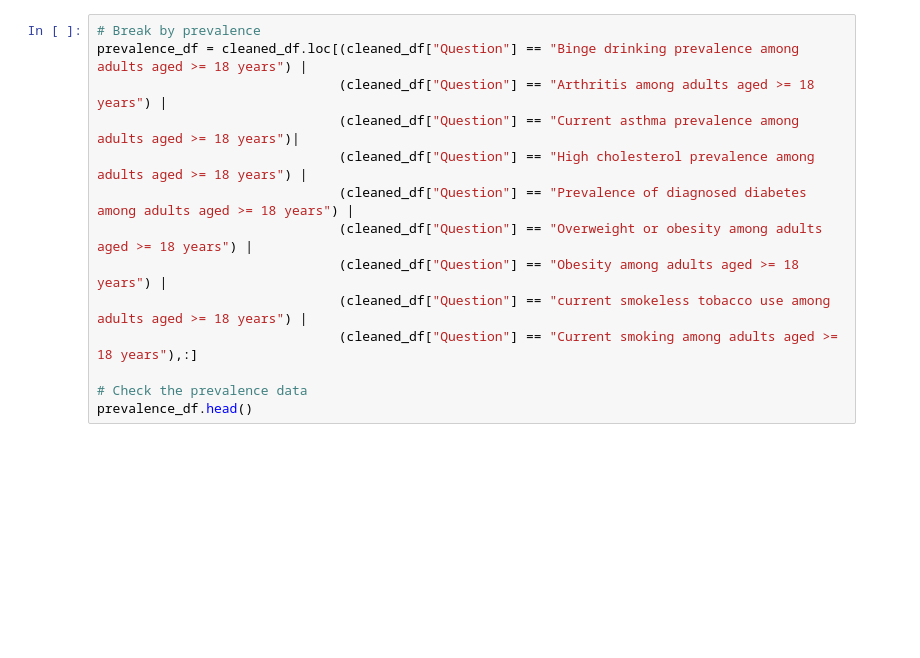
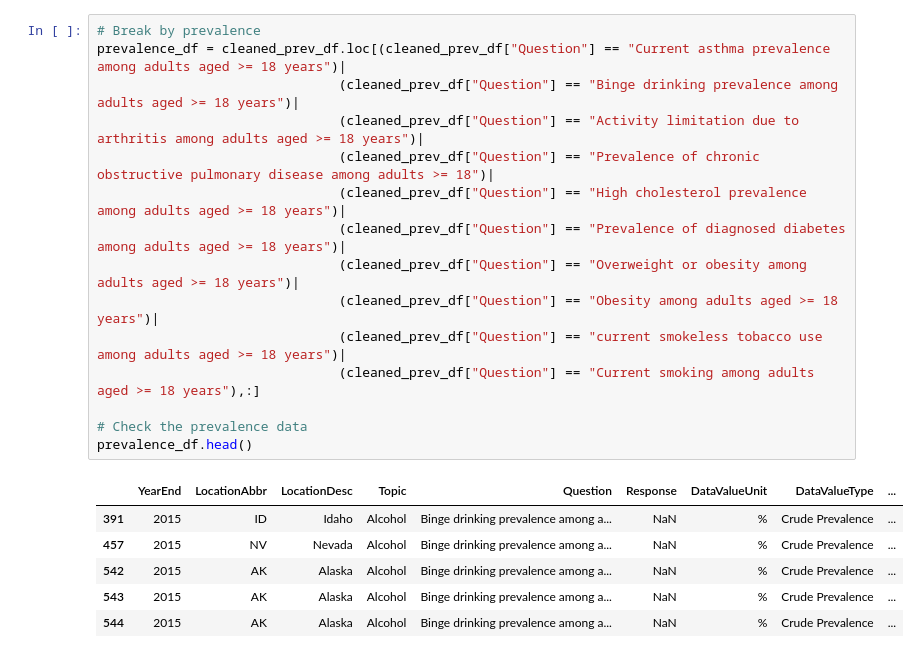
Before and after one commit to ByronIAllen/DataAnalysis_Project1, a Jupyter notebook: demo_book.ipynb, the cells around one changed output. Drawn from its saved outputs; the diff is of its cells as text; blank space fills up the shorter version.

```diff
--- a/demo_book.ipynb
+++ b/demo_book.ipynb
@@ -11,14 +70,22 @@ cleaned_df = clean_start.loc[(clean_start["DataValueType"] == "Crude Prevalence"
 # %%
 # Break by prevalence
-prevalence_df = cleaned_df.loc[(cleaned_df["Question"] == "Binge drinking prevalence among adults aged >= 18 years") |
-                               (cleaned_df["Question"] == "Arthritis among adults aged >= 18 years") |
-                               (cleaned_df["Question"] == "Current asthma prevalence among adults aged >= 18 years")|
-                               (cleaned_df["Question"] == "High cholesterol prevalence among adults aged >= 18 years") |
-                               (cleaned_df["Question"] == "Prevalence of diagnosed diabetes among adults aged >= 18 years") |
-                               (cleaned_df["Question"] == "Overweight or obesity among adults aged >= 18 years") |
-                               (cleaned_df["Question"] == "Obesity among adults aged >= 18 years") |
-                               (cleaned_df["Question"] == "current smokeless tobacco use among adults aged >= 18 years") |
-                               (cleaned_df["Question"] == "Current smoking among adults aged >= 18 years"),:]
+prevalence_df = cleaned_prev_df.loc[(cleaned_prev_df["Question"] == "Current asthma prevalence among adults aged >= 18 years")|
+                               (cleaned_prev_df["Question"] == "Binge drinking prevalence among adults aged >= 18 years")|
+                               (cleaned_prev_df["Question"] == "Activity limitation due to arthritis among adults aged >= 18 years")|
+                               (cleaned_prev_df["Question"] == "Prevalence of chronic obstructive pulmonary disease among adults >= 18")|
+                               (cleaned_prev_df["Question"] == "High cholesterol prevalence among adults aged >= 18 years")|
+                               (cleaned_prev_df["Question"] == "Prevalence of diagnosed diabetes among adults aged >= 18 years")|
+                               (cleaned_prev_df["Question"] == "Overweight or obesity among adults aged >= 18 years")|
+                               (cleaned_prev_df["Question"] == "Obesity among adults aged >= 18 years")|
+                               (cleaned_prev_df["Question"] == "current smokeless tobacco use among adults aged >= 18 years")|
+                               (cleaned_prev_df["Question"] == "Current smoking among adults aged >= 18 years"),:]
 
 # Check the prevalence data
 prevalence_df.head()
+# %% [output]
+|  | YearEnd | LocationAbbr | LocationDesc | Topic | Question | Response | DataValueUnit | DataValueType | ... |
+| 391 | 2015 | ID | Idaho | Alcohol | Binge drinking prevalence among a... | NaN | % | Crude Prevalence | ... |
+| 457 | 2015 | NV | Nevada | Alcohol | Binge drinking prevalence among a... | NaN | % | Crude Prevalence | ... |
+| 542 | 2015 | AK | Alaska | Alcohol | Binge drinking prevalence among a... | NaN | % | Crude Prevalence | ... |
+| 543 | 2015 | AK | Alaska | Alcohol | Binge drinking prevalence among a... | NaN | % | Crude Prevalence | ... |
+| 544 | 2015 | AK | Alaska | Alcohol | Binge drinking prevalence among a... | NaN | % | Crude Prevalence | ... |
```
Also changed, not shown: parts of 14 cells of this notebook, 1 other file.
